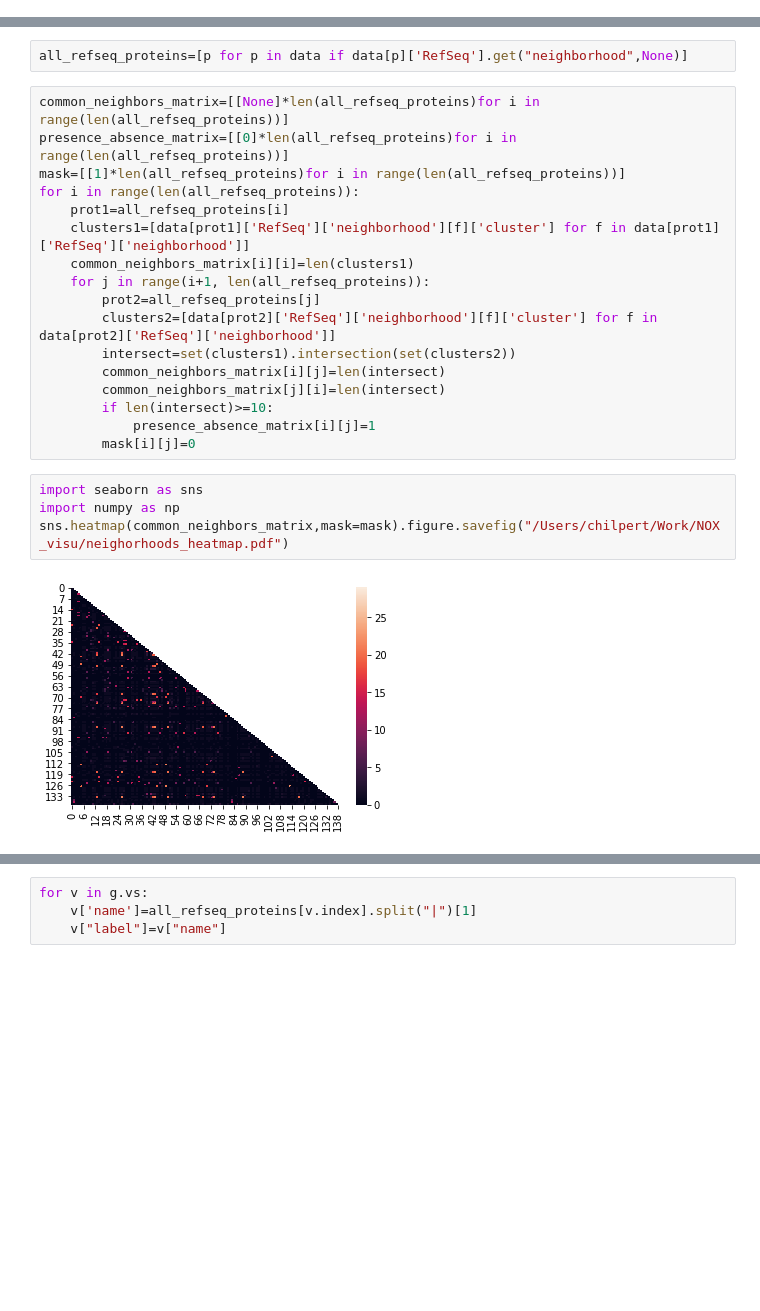
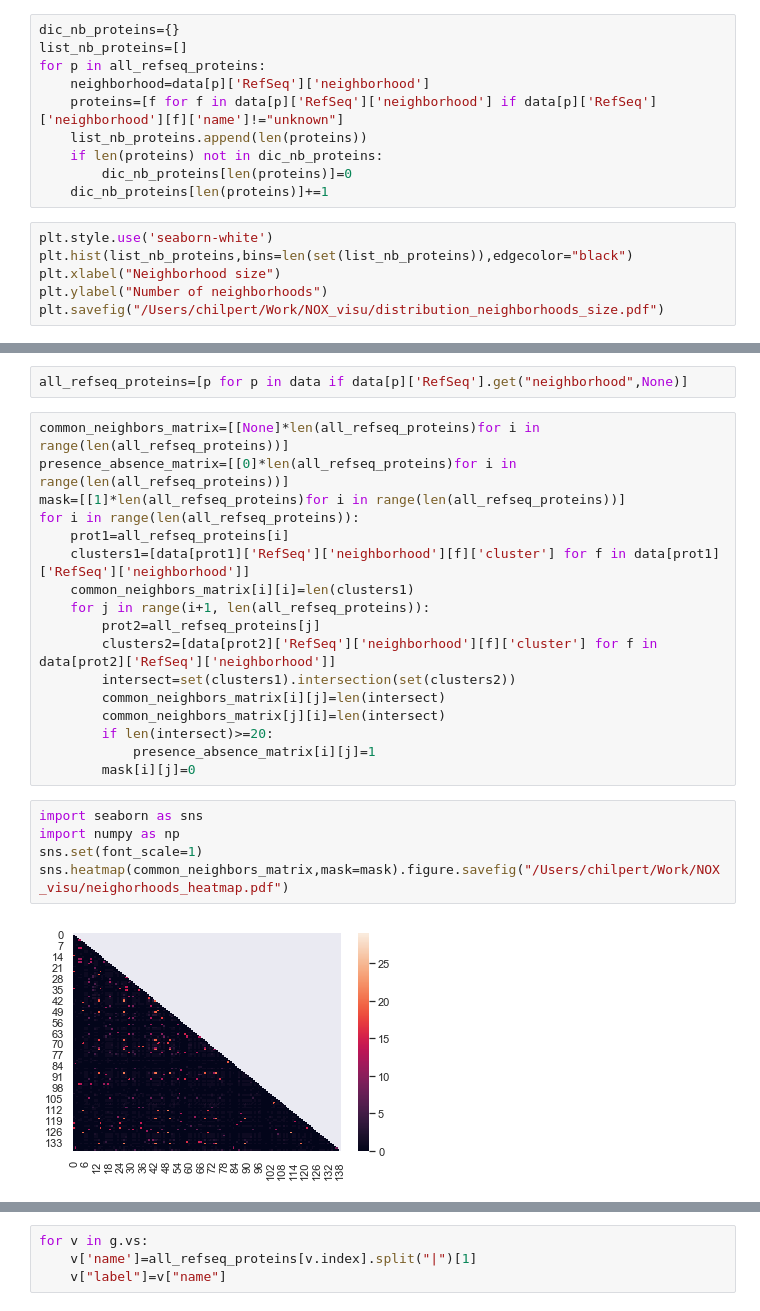
Before and after one commit to MMSB-MOBI/NOX_analysis, a Jupyter notebook: notebook/Neighborhood_analysis.ipynb, the cells around one changed output, grey strips where cells are left out. Cells and saved outputs as stored; diff of their text form; blank space fills up the shorter version.

Commit message:
Neighborhood graph

```diff
--- a/notebook/Neighborhood_analysis.ipynb
+++ b/notebook/Neighborhood_analysis.ipynb
@@ -411,0 +411,16 @@ plt.savefig("/Users/chilpert/Work/NOX_visu/coocurrent_neighbors.pdf",format="pdf
+# %%
+dic_nb_proteins={}
+list_nb_proteins=[]
+for p in all_refseq_proteins:
+    neighborhood=data[p]['RefSeq']['neighborhood']
+    proteins=[f for f in data[p]['RefSeq']['neighborhood'] if data[p]['RefSeq']['neighborhood'][f]['name']!="unknown"]
+    list_nb_proteins.append(len(proteins))
+    if len(proteins) not in dic_nb_proteins:
+        dic_nb_proteins[len(proteins)]=0
+    dic_nb_proteins[len(proteins)]+=1
+# %%
+plt.style.use('seaborn-white')
+plt.hist(list_nb_proteins,bins=len(set(list_nb_proteins)),edgecolor="black")
+plt.xlabel("Neighborhood size")
+plt.ylabel("Number of neighborhoods")
+plt.savefig("/Users/chilpert/Work/NOX_visu/distribution_neighborhoods_size.pdf")
@@ -429,15 +446,16 @@ for i in range(len(all_refseq_proteins)):
         intersect=set(clusters1).intersection(set(clusters2))
         common_neighbors_matrix[i][j]=len(intersect)
         common_neighbors_matrix[j][i]=len(intersect)
-        if len(intersect)>=10:
+        if len(intersect)>=20:
             presence_absence_matrix[i][j]=1
         mask[i][j]=0
 # %%
 import seaborn as sns
 import numpy as np
+sns.set(font_scale=1)
 sns.heatmap(common_neighbors_matrix,mask=mask).figure.savefig("/Users/chilpert/Work/NOX_visu/neighorhoods_heatmap.pdf")
 # %% [output]
-[figure, old version]
+[figure, new version]
 # %%
 sns.clustermap(common_neighbors_matrix)
 # %% [output]
```
Also changed, not shown: parts of 7 cells of this notebook.
